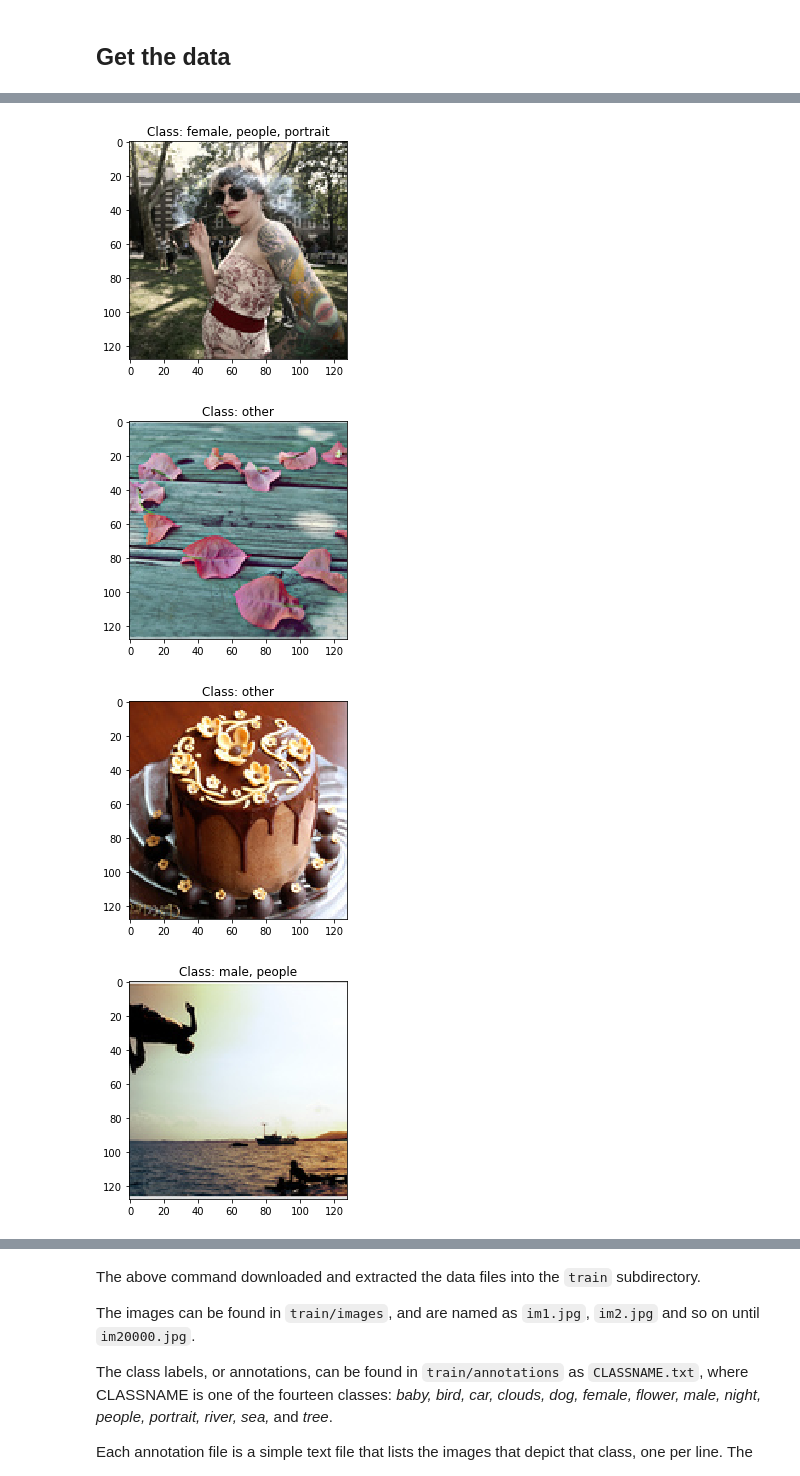
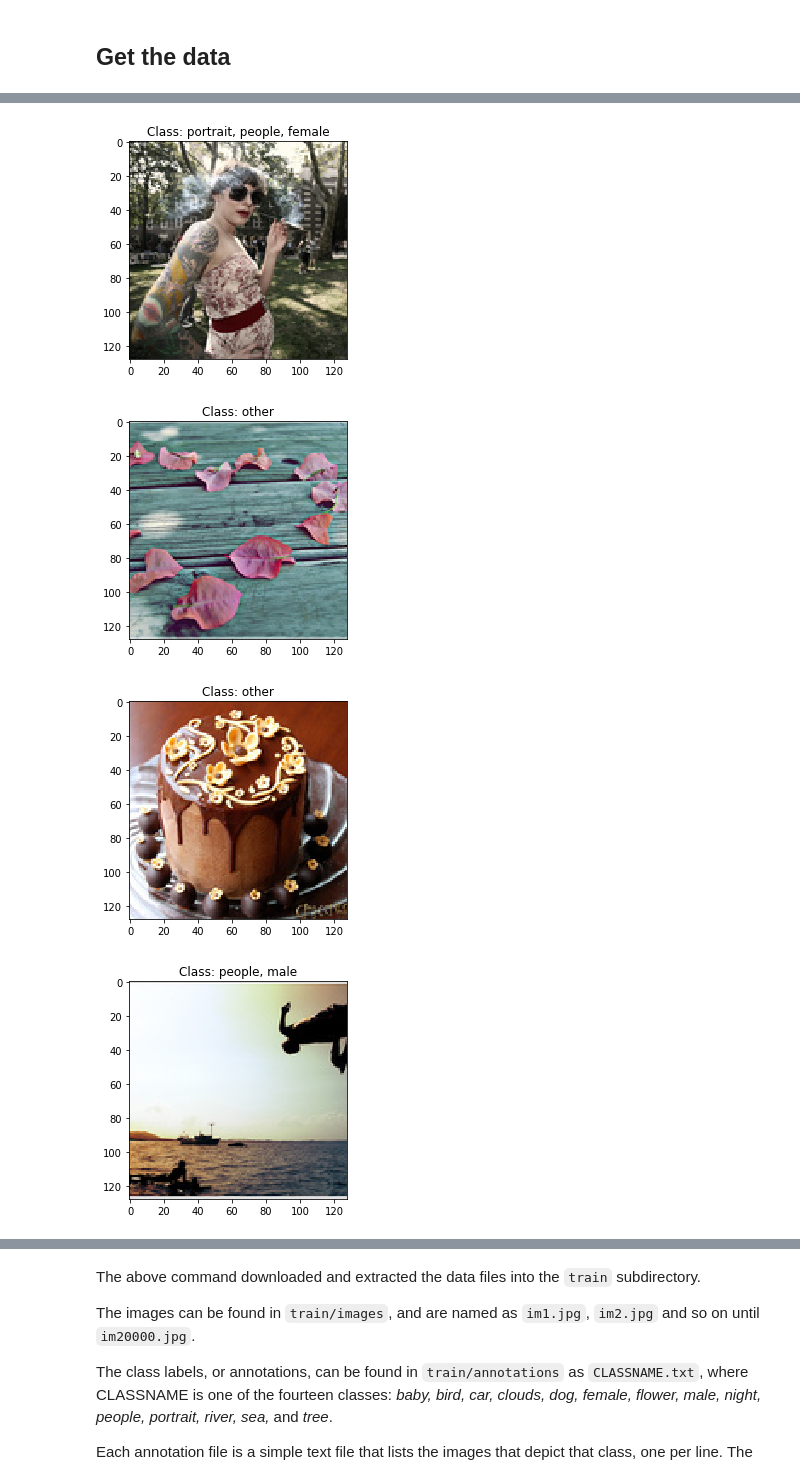
Before and after one commit to Maiykol/helsinki_dl_project, a Jupyter notebook: image_project.ipynb, the cells around one changed output, grey strips where cells are left out. Saved outputs shown, nothing was run; the diff lists cells and outputs as text; code cells hidden in the pictures.

Commit message:
added data augmentation

```diff
--- a/image_project.ipynb
+++ b/image_project.ipynb
@@ -66,14 +82,14 @@ class CustomDataset(Dataset):
     def __init__(self, train_path_images, train_path_annotations):
         # store path to images to get images dynamically
         self.train_path_images = train_path_images
-        self.length = len(os.listdir(train_path_images))
+        self.length = len(os.listdir(train_path_images)) # num of images
         self.n_categories = len(os.listdir(train_path_annotations))+1
         self.categories = {} #{0: 'bird', 1:'baby', ...}
 
         self.annotations = {}
         for file_index, annotation_file in enumerate(os.listdir(train_path_annotations)):
             category, _ = annotation_file.split('.')
-            self.categories[file_index] = category
+            self.categories[file_index] = category # match categories to files
 
             empty_label_vector = np.zeros(self.n_categories)
 
@@ -112,8 +128,10 @@ class CustomDataset(Dataset):
         self.label_imbalance = torch.Tensor(np.array(total_possible_labels / labels_count))
 
         # Transformations
-        #self.center_crop = transforms.CenterCrop(100)
-
+        self.center_crop = transforms.CenterCrop(100)
+        self.horizantal_flip = transforms.RandomHorizontalFlip() # default is p=0.5
+        self.vertical_flip = transforms.RandomVerticalFlip() # default is p=0.5
+        self.rotation = transforms.RandomRotation(degrees=(-90,90))
         # images are already normalized!!
         self.grayscale = transforms.Grayscale(num_output_channels=1)
         self.to_tensor = transforms.ToTensor()
@@ -124,8 +142,9 @@ class CustomDataset(Dataset):
         img = Image.open(os.path.join(self.train_path_images, 'im{}.jpg'.format(index))).convert('RGB')
 
         # When you call the transform for the second time it calls __call__() and applies the transform
-        #data = self.center_crop(data)
-
+        img = self.center_crop(img)
+        img = self.horizantal_flip(img)
+        img = self.vertical_flip(img)
         # img is PIL Image
         #img = self.grayscale(img)
 
@@ -138,3 +157,4 @@ class CustomDataset(Dataset):
         return len(self.annotations)
 
 custom_dataset = CustomDataset(train_path_images, train_path_annotations)
+print("done")
@@ -150,3 +172,16 @@ def get_written_label(hot_encoded_label):
         if e:
             labels.append(custom_dataset.categories[i])
     return ', '.join(labels)
+# %%
+# print random images with labels
+
+for i in range(1,11):
+    # merge color dimensions
+    image, label = custom_dataset.__getitem__(i)
+    r, g, b = image
+    image = np.dstack((r,g,b))
+    plt.imshow(image)
+    plt.title('Class: '+str(get_written_label(label)))
+    plt.show()
+    if i == n-1:
+        break
@@ -153,18 +198,18 @@ def get_written_label(hot_encoded_label):
 # %%
 # print random images with labels
-n = 5
+n = 10
 
 for i, (image, label) in enumerate(custom_dataset):
     # merge color dimensions
     r, g, b = image
     image = np.dstack((r,g,b))
     plt.imshow(image)
     plt.title('Class: '+str(get_written_label(label)))
     plt.show()
     if i == n-1:
         break
 # %% [output]
-[figure, old version]
+[figure, new version]
-[figure, old version]
+[figure, new version]
-[figure, old version]
+[figure, new version]
-[figure, old version]
+[figure, new version]
```
Also changed, not shown: parts of 16 cells of this notebook.
